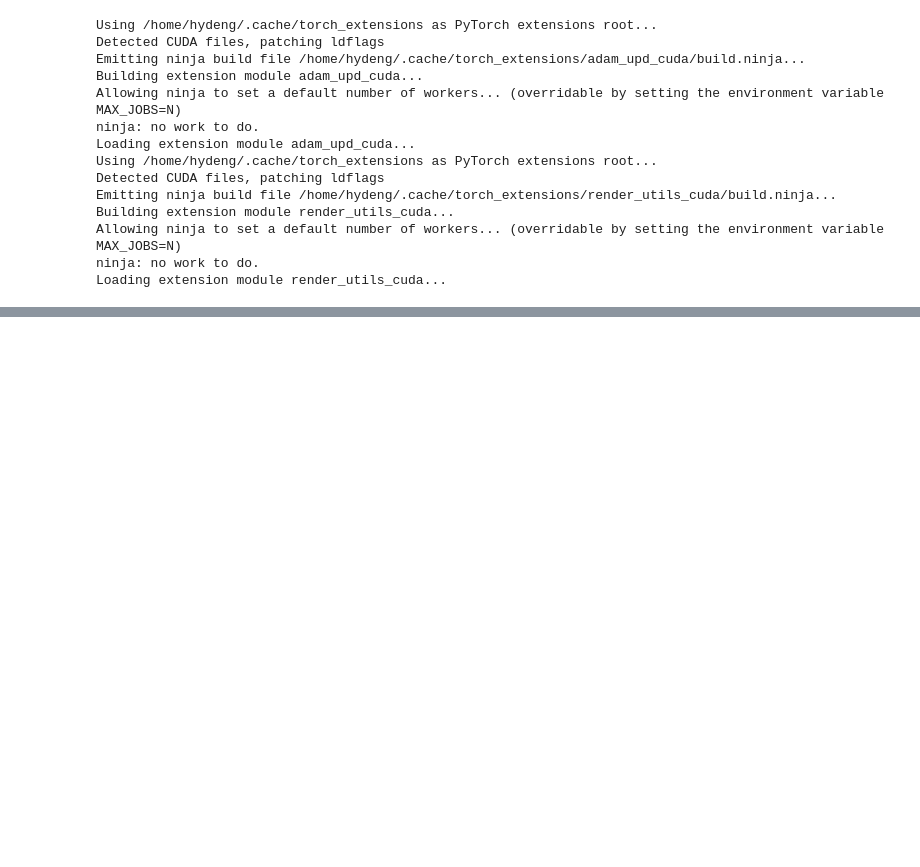
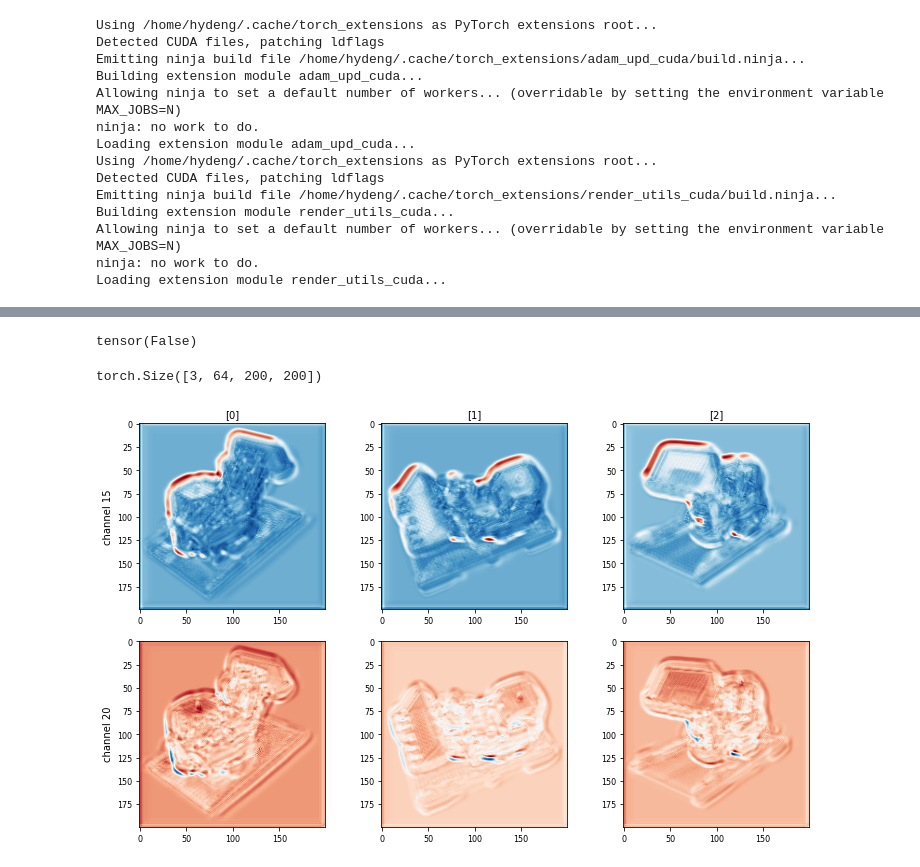
Before and after one commit to hbell99/DirectVoxGO, a Jupyter notebook: visualize_feature.ipynb, the cells around one changed output, grey strips where cells are left out. Saved outputs shown, nothing was run; the diff lists cells and outputs as text; code cells hidden in the pictures; blank space fills up the shorter version.

```diff
--- a/visualize_feature.ipynb
+++ b/visualize_feature.ipynb
@@ -29,9 +32,9 @@ Loading extension module render_utils_cuda...
 # %%
 model_class = tri_dvgo_multiscene.DirectVoxGO
 # ckpt_path = 'logs/tri_dvgo_multiscene/nerf_synthetic/rnd_liif_posemb_conv_down1/fine_last.tar'
-# ckpt_path = 'logs/tri_dvgo_multiscene/nerf_synthetic/3conv_liif_pretrain_down4/fine_last.tar'
+ckpt_path = 'logs/tri_dvgo_multiscene/nerf_synthetic/3conv_liif_pretrain_down4/fine_last.tar'
 # ckpt_path = 'logs/tri_dvgo_multiscene/nerf_synthetic/3conv_liif_pretrain_down4_cosine/fine_last.tar'
-ckpt_path = 'logs/tri_dvgo_multiscene/nerf_synthetic/3conv_liif_pretrain_down4_cosine_featunfold/fine_330000.tar'
+# ckpt_path = 'logs/tri_dvgo_multiscene/nerf_synthetic/3conv_liif_pretrain_down4_cosine_featunfold/fine_330000.tar'
 
 # ckpt_path = 'logs/tri_dvgo_multiscene/nerf_synthetic/3MLP_liif_pretrain_down4/fine_last.tar'
 # ckpt_path = 'logs/tri_dvgo_multiscene/nerf_synthetic/MLP_liif_pretrain_down4/fine_last.tar'
@@ -74,8 +76,8 @@ def read_poses(path, idxs):
     poses = np.stack(poses)
     return poses
 # %%
-imagedir = 'data/nerf_synthetic/mic/train'
-json_path = 'data/nerf_synthetic/mic/transforms_train.json'
+imagedir = 'data/nerf_synthetic/lego/train'
+json_path = 'data/nerf_synthetic/lego/transforms_train.json'
 idxs = [34, 49, 63]
 
 images = []
@@ -98,4 +102,6 @@ resize = transforms.Resize([h, w])
 images = resize(images)
 images = (images - 0.5) / 0.5
 # %%
-feats, _, _, = model.encode_feat(images, poses)
+mapped_feats, feats, _, _, = model.encode_feat(images, poses)
+# %% [output]
+tensor(False)
@@ -105,3 +108,36 @@ import matplotlib.pyplot as plt
+# %%
+backbone_feats = model.backbone_encode(images)
+# %%
+print(backbone_feats.shape)
+# %% [output]
+torch.Size([3, 64, 200, 200])
+# %%
+splits = [[0],[1],[2]]
+channels = [15, 20]
+fig, axes = plt.subplots(nrows=2, ncols=3, figsize=(12,8))
+plt.subplots_adjust(left=None,bottom=None,right=None,top=None,wspace=0.3, hspace=0)
+vmin, vmax = 1e6, -1e6
+for i, s in enumerate(splits):
+    backbone_feats[s] = (backbone_feats[s] - backbone_feats[s].min()) / (backbone_feats[s].max() - backbone_feats[s].min())
+
+    vmin = min(backbone_feats[s].min().item(), vmin)
+    vmax = max(backbone_feats[s].max().item(), vmax)
+
+for i, channel in enumerate(channels):
+    for j, s in enumerate(splits):
+        axes[i, j].imshow(backbone_feats[s][0][channel].detach().numpy(), cmap='RdBu')
+        axes[i, j].xaxis.set_tick_params(labelsize=8)
+        axes[i, j].yaxis.set_tick_params(labelsize=8)
+
+rows = [f'channel {i}' for i in channels]
+cols = splits
+for ax, row in zip(axes[:,0], rows):
+    ax.set_ylabel(row, rotation=90, fontsize=10)
+
+for ax, col in zip(axes[0], cols):
+    ax.set_title(col, fontsize=10)
+# %% [output]
+[figure, added]
 # %%
 splits = ['xy', 'yz', 'zx']
 channels = [15, 20]
```
Also changed, not shown: parts of 9 cells of this notebook, 1 other file.
